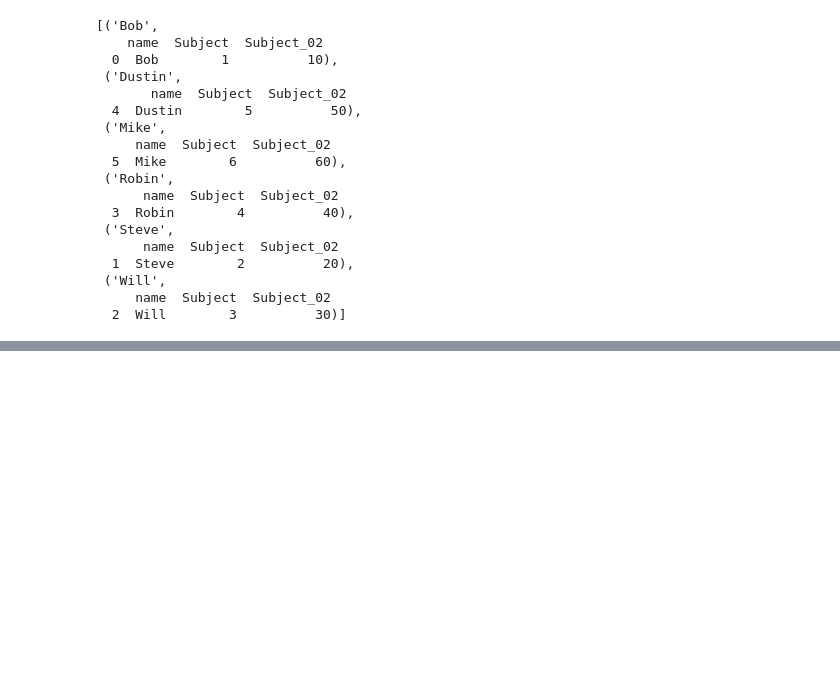
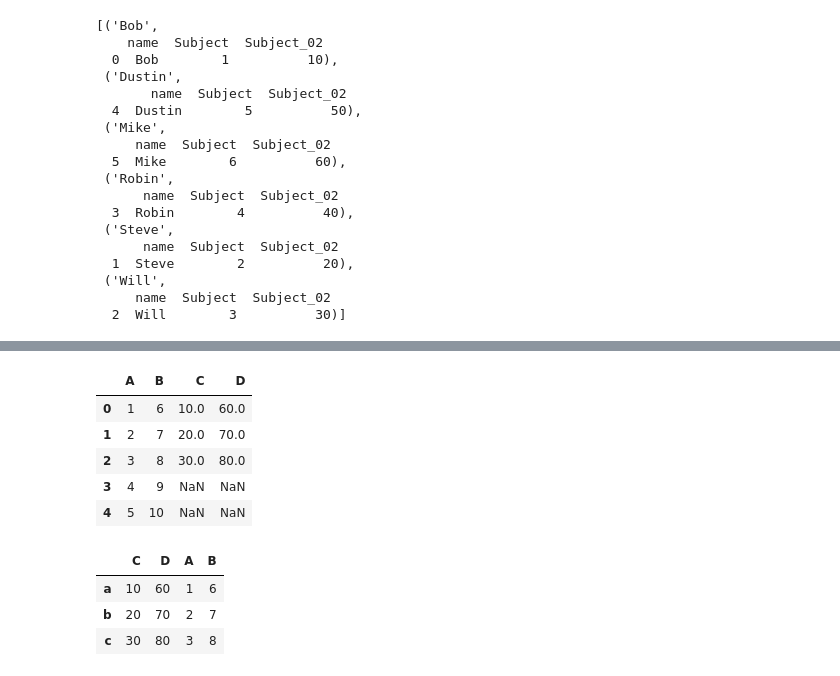
Before and after one commit to NishmthaM/Python_pandas, a Jupyter notebook: python_pandas02.ipynb, the cells around one changed output, grey strips where cells are left out. Saved outputs shown, nothing was run; the diff lists cells and outputs as text; code cells hidden in the pictures; blank space fills up the shorter version.

```diff
--- a/python_pandas02.ipynb
+++ b/python_pandas02.ipynb
@@ -97,0 +116,31 @@ list(b)  # to create a list
+# %%
+# Can also work in the unmatched data/ values
+
+import pandas as pd
+
+a= pd.DataFrame({"A":[1,2,3,4,5],"B":[6,7,8,9,10]})
+b= pd.DataFrame({"C":[10,20,30],"D":[60,70,80]})
+
+a.join(b)
+# %% [output]
+|  | A | B | C | D |
+| 0 | 1 | 6 | 10.0 | 60.0 |
+| 1 | 2 | 7 | 20.0 | 70.0 |
+| 2 | 3 | 8 | 30.0 | 80.0 |
+| 3 | 4 | 9 | NaN | NaN |
+| 4 | 5 | 10 | NaN | NaN |
+# %%
+
+# can change the index value
+
+import pandas as pd
+
+a= pd.DataFrame({"A":[1,2,3,4,5],"B":[6,7,8,9,10]},index=["a","b","c","d","e"])
+b= pd.DataFrame({"C":[10,20,30],"D":[60,70,80]},index=["a","b","c"])
+
+b.join(a)
+# %% [output]
+|  | C | D | A | B |
+| a | 10 | 60 | 1 | 6 |
+| b | 20 | 70 | 2 | 7 |
+| c | 30 | 80 | 3 | 8 |
```
Also changed, not shown: parts of 10 cells of this notebook.
